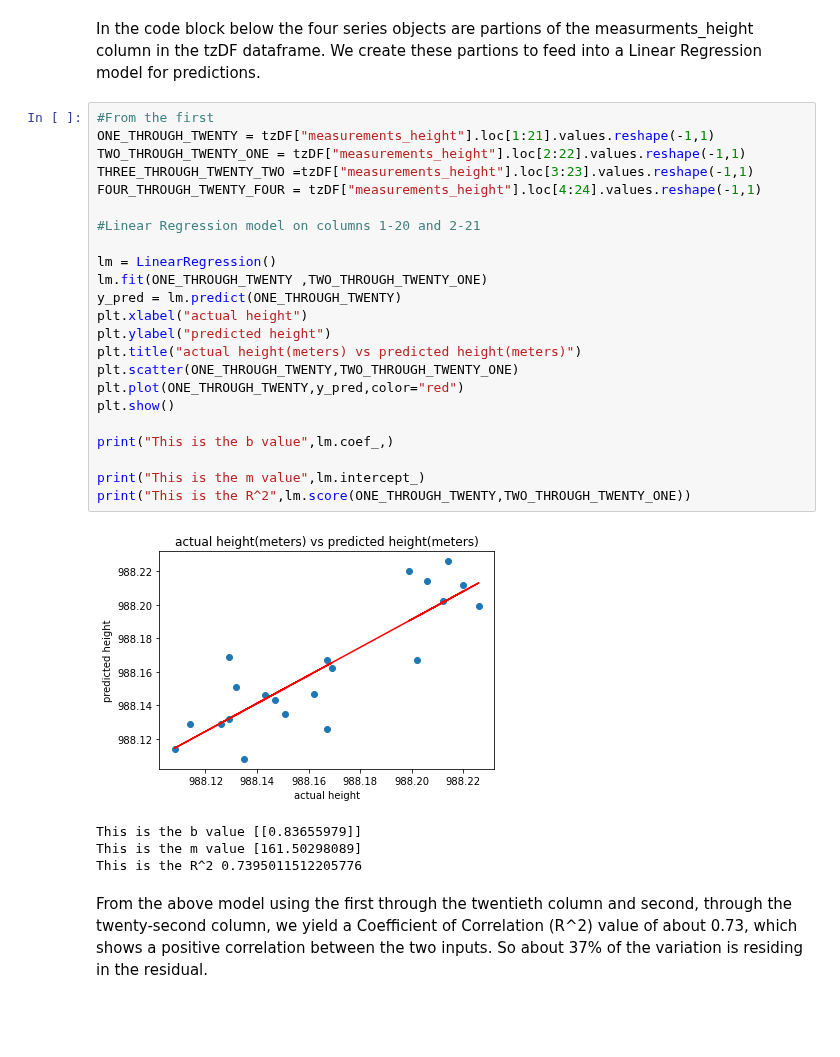
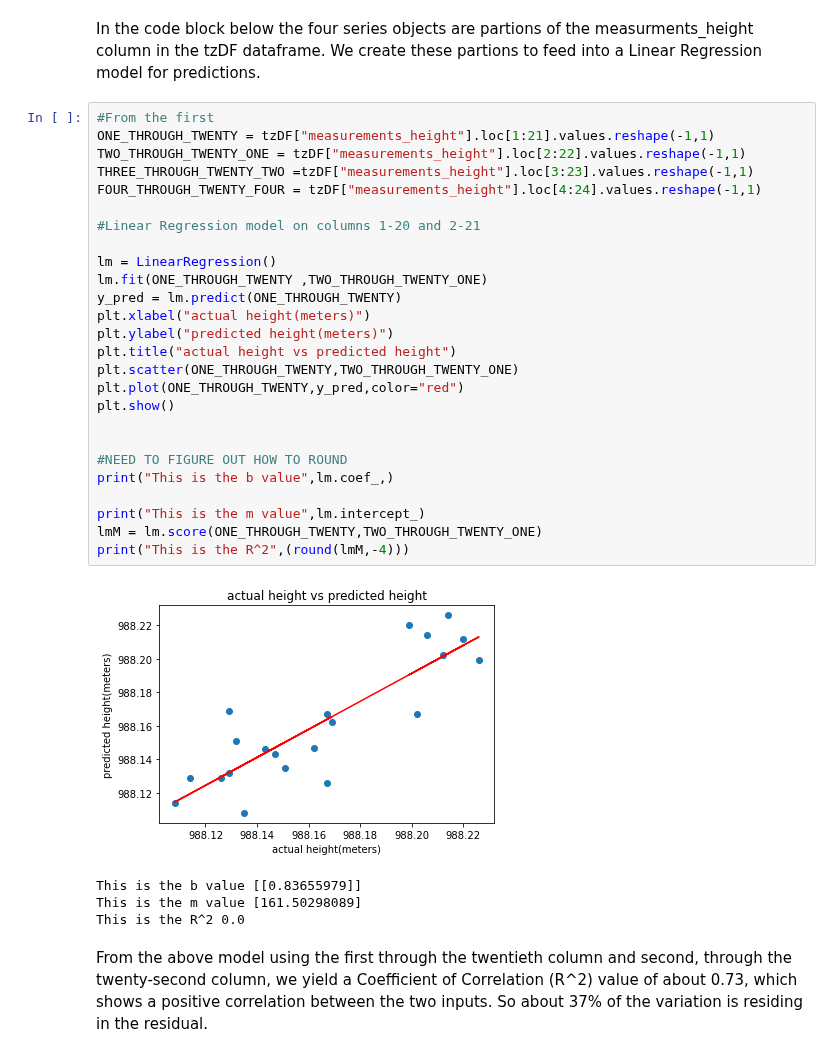
Before and after one commit to mylesm19/Volcanic_Activity_Detection, a Jupyter notebook: EC_01_Volcanic_activity_detection_and_noise_characterization_using_machine_learning.ipynb, the cells around one changed output. Saved outputs shown, nothing was run; the diff lists cells and outputs as text; blank space fills up the shorter version.

Commit message:
spelling and graph label fixing

```diff
--- a/EC_01_Volcanic_activity_detection_and_noise_characterization_using_machine_learning.ipynb
+++ b/EC_01_Volcanic_activity_detection_and_noise_characterization_using_machine_learning.ipynb
@@ -153,31 +152,34 @@ In the code block below the four series objects are partions of the measurments_
 # %%
 #From the first
 ONE_THROUGH_TWENTY = tzDF["measurements_height"].loc[1:21].values.reshape(-1,1)
 TWO_THROUGH_TWENTY_ONE = tzDF["measurements_height"].loc[2:22].values.reshape(-1,1)
 THREE_THROUGH_TWENTY_TWO =tzDF["measurements_height"].loc[3:23].values.reshape(-1,1)
 FOUR_THROUGH_TWENTY_FOUR = tzDF["measurements_height"].loc[4:24].values.reshape(-1,1)
 
 #Linear Regression model on columns 1-20 and 2-21
 
 lm = LinearRegression()
 lm.fit(ONE_THROUGH_TWENTY ,TWO_THROUGH_TWENTY_ONE)
 y_pred = lm.predict(ONE_THROUGH_TWENTY)
-plt.xlabel("actual height")
-plt.ylabel("predicted height")
-plt.title("actual height(meters) vs predicted height(meters)")
+plt.xlabel("actual height(meters)")
+plt.ylabel("predicted height(meters)")
+plt.title("actual height vs predicted height")
 plt.scatter(ONE_THROUGH_TWENTY,TWO_THROUGH_TWENTY_ONE)
 plt.plot(ONE_THROUGH_TWENTY,y_pred,color="red")
 plt.show()
 
+
+#NEED TO FIGURE OUT HOW TO ROUND
 print("This is the b value",lm.coef_,)
 
 print("This is the m value",lm.intercept_)
-print("This is the R^2",lm.score(ONE_THROUGH_TWENTY,TWO_THROUGH_TWENTY_ONE))
+lmM = lm.score(ONE_THROUGH_TWENTY,TWO_THROUGH_TWENTY_ONE)
+print("This is the R^2",(round(lmM,-4)))
 # %% [output]
-[figure, old version]
+[figure, new version]
 This is the b value [[0.83655979]]
 This is the m value [161.50298089]
-This is the R^2 0.7395011512205776
+This is the R^2 0.0
 # %% [markdown]
 From the above model using the first through the twentieth column and second, through the twenty-second column, we yield a Coefficient of Correlation (R^2) value of about 0.73, which shows a positive correlation between the two inputs. So about 37% of the variation is residing in the residual.
 # %% [markdown]
```
Also changed, not shown: parts of 20 cells of this notebook.
